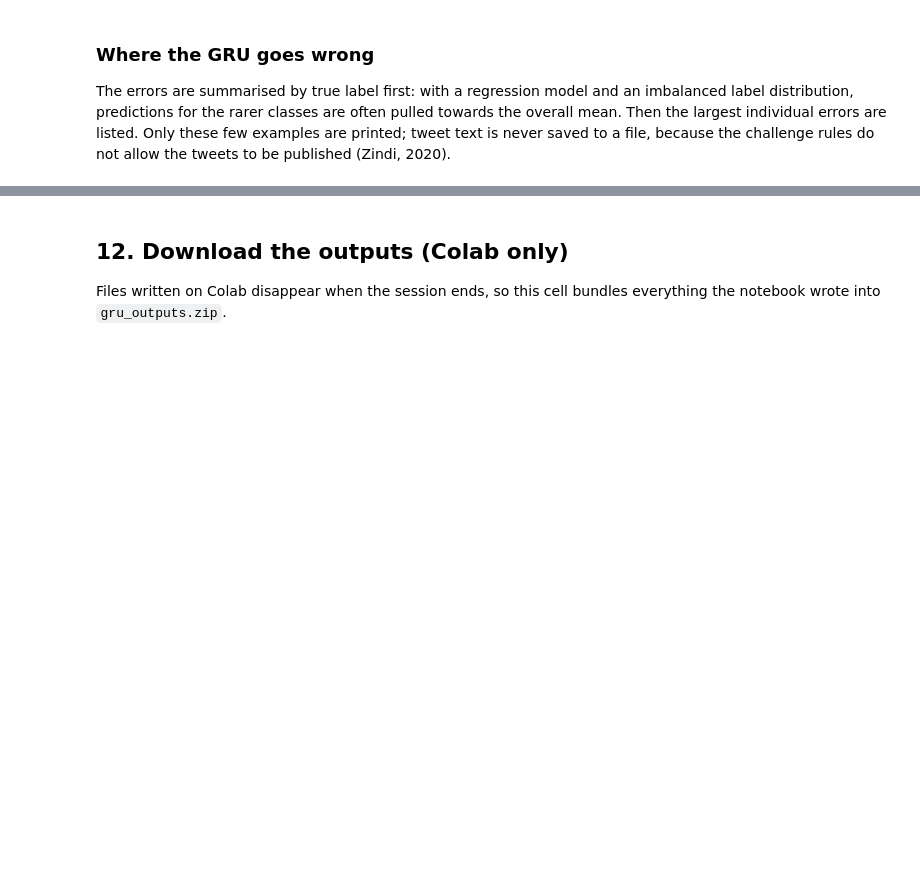
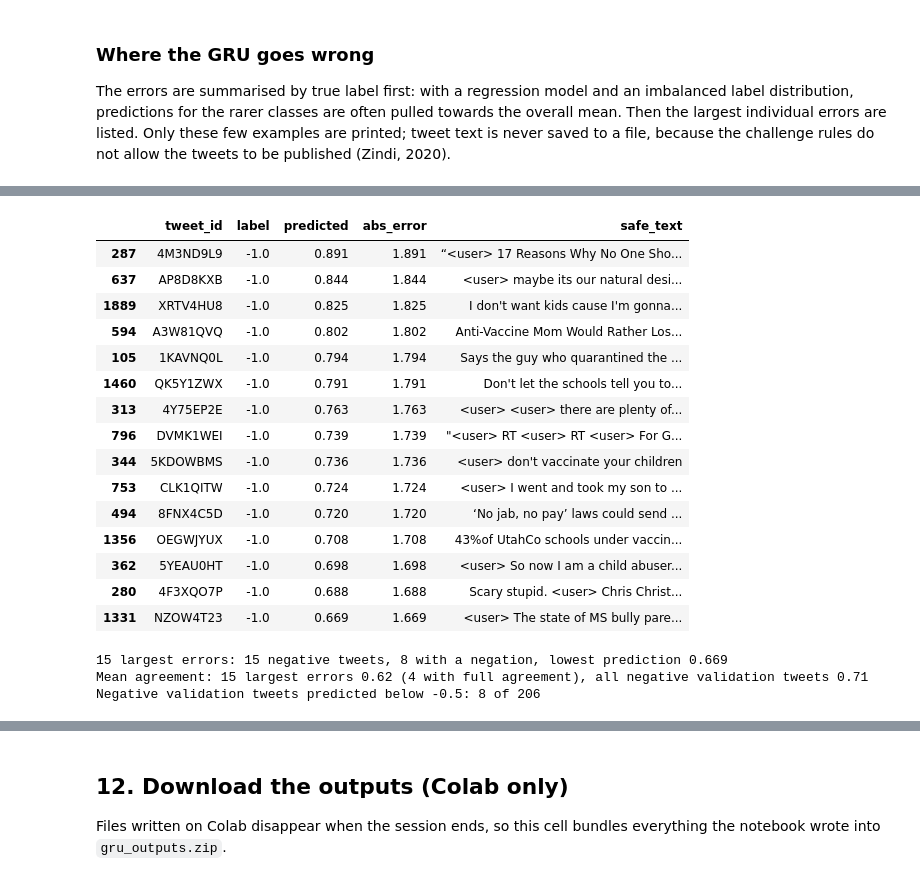
Before and after one commit to Adossi-design/vaccine-sentiment-sequential-models, a Jupyter notebook: notebooks/04_gru.ipynb, the cells around one changed output, grey strips where cells are left out. Cells and saved outputs as stored; diff of their text form; code cells hidden in the pictures; blank space fills up the shorter version.

```diff
--- a/notebooks/04_gru.ipynb
+++ b/notebooks/04_gru.ipynb
@@ -159,7 +197,7 @@ def get_vectorizer(max_tokens, max_len):
     key = (max_tokens, max_len)
     if key not in _vectorizers:
         vectorizer = keras.layers.TextVectorization(
-            max_tokens=max_tokens, standardize=STANDARDIZE, output_sequence_length=max_len
+            max_tokens=max_tokens, standardize=STANDARDIZE, split=SPLIT, output_sequence_length=max_len
         )
         vectorizer.adapt(train_text)
         _vectorizers[key] = vectorizer
@@ -276,11 +331,13 @@ def run_experiment(run_id, config, change, seed=common.SEED):
         owner=OWNER,
         model=MODEL,
         approach="Embedding -> GRU -> Dense(1) with linear output (Keras)",
-        input_representation=(f"TextVectorization token IDs: vocabulary {config['max_tokens']}, "
+        input_representation=(f"TextVectorization token IDs (no standardization, split on whitespace): "
+                              f"vocabulary {config['max_tokens']}, "
                               f"max_len {config['max_len']}, end-padded and masked"),
         preprocessing=PREPROCESSING,
         hyperparameters={
-            **config, "seed": seed, "standardize": STANDARDIZE, "min_count": MIN_COUNT,
+            **config, "seed": seed, "standardize": "none (prepare_series already cleans the text)",
+            "split": SPLIT, "min_count": MIN_COUNT,
             "optimizer": "adam", "loss": "mse", "max_epochs": MAX_EPOCHS,
             "early_stopping": f"val_loss on the shared validation set, patience {PATIENCE}, best weights restored",
             "best_epoch": r["best_epoch"], "epochs_run": r["epochs_run"],
@@ -485,0 +606,36 @@ with pd.option_context("display.max_colwidth", 160):
+# %%
+NEGATION = r"\b(?:not|no|never|nor|cannot)\b|n't"  # the negation pattern notebook 03 uses
+with pd.option_context("display.max_colwidth", 160):
+    display(errors.nlargest(15, "abs_error")[["tweet_id", "label", "predicted", "abs_error", "safe_text"]].round(3))
+
+# Agreement is used only to describe errors, never as a model input.
+top15 = errors.nlargest(15, "abs_error").assign(
+    negation=lambda d: d["safe_text"].str.lower().str.contains(NEGATION, regex=True),
+    agreement=lambda d: d["tweet_id"].map(val_df.set_index("tweet_id")["agreement"]),
+)
+negatives = val_df["label"] == -1
+print(f"15 largest errors: {(top15['label'] == -1).sum()} negative tweets, {top15['negation'].sum()} with a negation, "
+      f"lowest prediction {top15['predicted'].min():.3f}")
+print(f"Mean agreement: 15 largest errors {top15['agreement'].mean():.2f} ({(top15['agreement'] == 1).sum()} with full agreement), "
+      f"all negative validation tweets {val_df.loc[negatives, 'agreement'].mean():.2f}")
+print(f"Negative validation tweets predicted below -0.5: {(errors.loc[negatives.to_numpy(), 'predicted'] < -0.5).sum()} of {negatives.sum()}")
+# %% [output]
+|  | tweet_id | label | predicted | abs_error | safe_text |
+| 287 | 4M3ND9L9 | -1.0 | 0.891 | 1.891 | “<user> 17 Reasons Why No One Sho... |
+| 637 | AP8D8KXB | -1.0 | 0.844 | 1.844 | <user> maybe its our natural desi... |
+| 1889 | XRTV4HU8 | -1.0 | 0.825 | 1.825 | I don't want kids cause I'm gonna... |
+| 594 | A3W81QVQ | -1.0 | 0.802 | 1.802 | Anti-Vaccine Mom Would Rather Los... |
+| 105 | 1KAVNQ0L | -1.0 | 0.794 | 1.794 | Says the guy who quarantined the ... |
+| 1460 | QK5Y1ZWX | -1.0 | 0.791 | 1.791 | Don't let the schools tell you to... |
+| 313 | 4Y75EP2E | -1.0 | 0.763 | 1.763 | <user> <user> there are plenty of... |
+| 796 | DVMK1WEI | -1.0 | 0.739 | 1.739 | "<user> RT <user> RT <user> For G... |
+| 344 | 5KDOWBMS | -1.0 | 0.736 | 1.736 | <user> don't vaccinate your children |
+| 753 | CLK1QITW | -1.0 | 0.724 | 1.724 | <user> I went and took my son to ... |
+| 494 | 8FNX4C5D | -1.0 | 0.720 | 1.720 | ‘No jab, no pay’ laws could send ... |
+| 1356 | OEGWJYUX | -1.0 | 0.708 | 1.708 | 43%of UtahCo schools under vaccin... |
+| 362 | 5YEAU0HT | -1.0 | 0.698 | 1.698 | <user> So now I am a child abuser... |
+| 280 | 4F3XQO7P | -1.0 | 0.688 | 1.688 | Scary stupid. <user> Chris Christ... |
+| 1331 | NZOW4T23 | -1.0 | 0.669 | 1.669 | <user> The state of MS bully pare... |
+15 largest errors: 15 negative tweets, 8 with a negation, lowest prediction 0.669
+Mean agreement: 15 largest errors 0.62 (4 with full agreement), all negative validation tweets 0.71
+Negative validation tweets predicted below -0.5: 8 of 206
```
Also changed, not shown: parts of 31 cells of this notebook, 9 other files.
